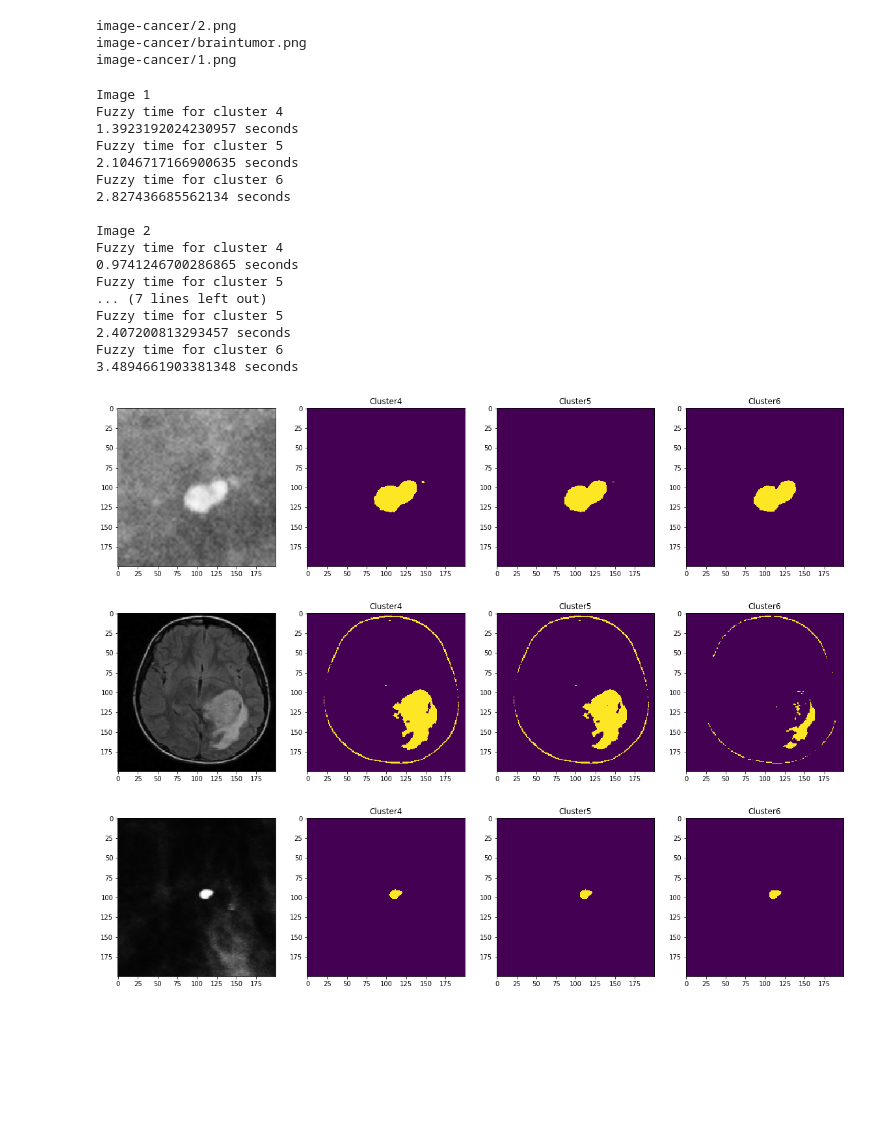
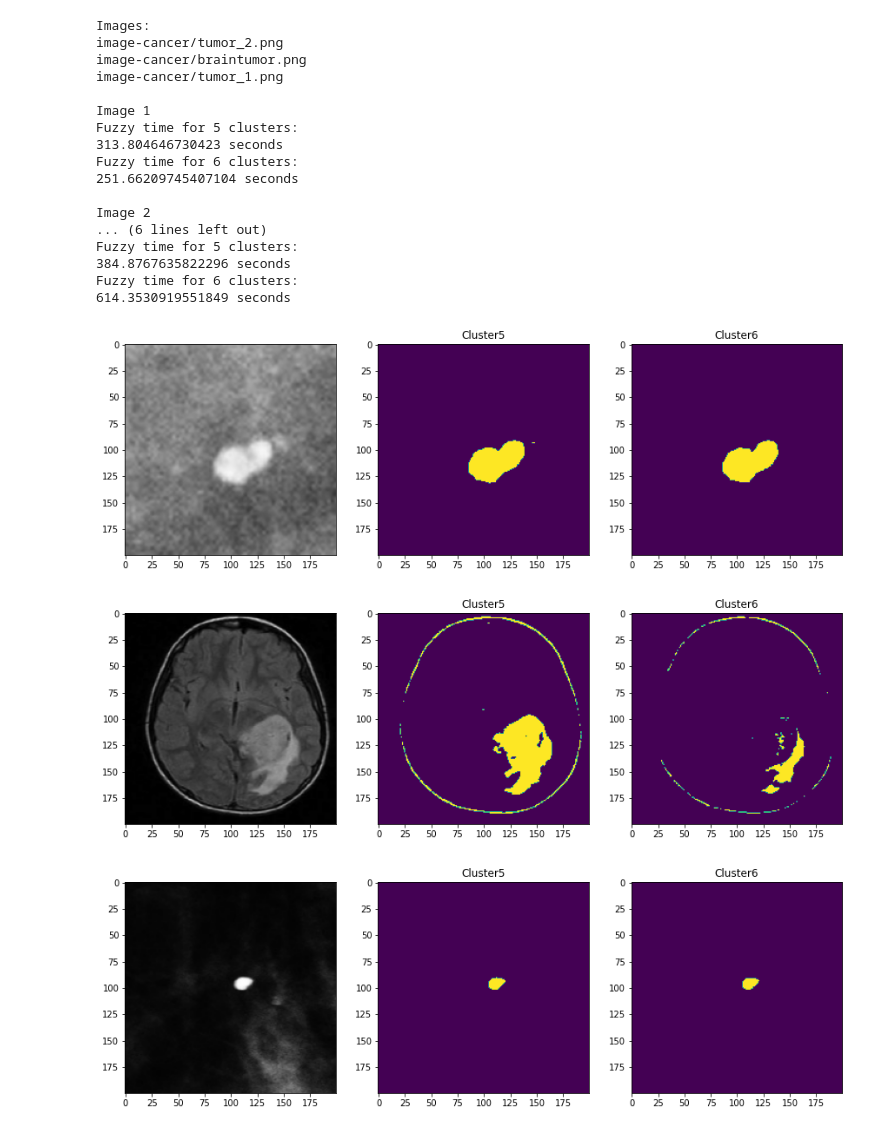
Before and after one commit to crnomarkovicm/Fuzzy-clustering, a Jupyter notebook: src/cancer_detection.ipynb, the cells around one changed output. Saved outputs shown, nothing was run; the diff lists cells and outputs as text; code cells hidden in the pictures; blank space fills up the shorter version.

```diff
--- a/src/cancer_detection.ipynb
+++ b/src/cancer_detection.ipynb
@@ -10,9 +11,11 @@ from time import time
 %matplotlib inline
 # %%
 def change_color_fuzzycmeans(cluster_membership, clusters):
+
     img = []
-    for pix in cluster_membership.T:
+    for pix in cluster_membership:
         img.append(clusters[np.argmax(pix)])
+
     return img
 
 def readimage():
@@ -27,11 +30,13 @@ def readimage():
         list_img.append(rgb_img)
 
     return list_img
-# %%
-list_img = readimage()
-
-n_data = len(list_img)
-# %% [output]
-image-cancer/2.png
-image-cancer/braintumor.png
-image-cancer/1.png
+# %%
+def euclidian_dist(x1, x2):
+    d = len(x1)
+
+    dist = 0
+
+    for i in range(d):
+        dist += pow((x1[i]-x2[i]),2)
+
+    return dist
@@ -38,66 +102,62 @@ image-cancer/1.png
 # %%
-clusters = [4,5,6]
+print("Images:")
+list_img = readimage()
+print()
+clusters = [5,6]
 
-# looping every images
 for index,rgb_img in enumerate(list_img):
+
     img = np.reshape(rgb_img, (200,200,3)).astype(np.uint8)
     shape = np.shape(img)
 
-
-    # initialize graph
     plt.figure(figsize=(20,20))
     plt.subplot(1,4,1)
     plt.imshow(img)
-    # looping every cluster
     print('Image '+str(index+1))
+
     for i,cluster in enumerate(clusters):
 
-        # Fuzzy C Means
         new_time = time()
 
-        # error = 0.005
-        # maximum iteration = 1000
-        # cluster = 2,3,6,8
+        u, cntr = fuzzy_c_means(rgb_img, 40000, cluster, 3, 2, 100)
 
-        cntr, u, u0, d, jm, p, fpc = fuzz.cluster.cmeans(
-        rgb_img.T, cluster, 2, error=0.005, maxiter=1000, init=None,seed=42)
+        print('Fuzzy time for',cluster, "clusters:")
+        print(time() - new_time,'seconds')
 
         new_img = change_color_fuzzycmeans(u,cntr)
 
         fuzzy_img = np.reshape(new_img,shape).astype(np.uint8)
 
         ret, seg_img = cv2.threshold(fuzzy_img,np.max(fuzzy_img)-1,255,cv2.THRESH_BINARY)
 
-        print('Fuzzy time for cluster',cluster)
-        print(time() - new_time,'seconds')
         seg_img_1d = seg_img[:,:,1]
 
         plt.subplot(1,4,i+2)
         plt.imshow(seg_img_1d)
         name = 'Cluster'+str(cluster)
         plt.title(name)
 
     name = 'segmented'+str(index)+'.png'
     plt.savefig(name)
     print()
 # %% [output]
+Images:
+image-cancer/tumor_2.png
+image-cancer/braintumor.png
+image-cancer/tumor_1.png
+
 Image 1
-Fuzzy time for cluster 4
-1.3923192024230957 seconds
-Fuzzy time for cluster 5
-2.1046717166900635 seconds
-Fuzzy time for cluster 6
-2.827436685562134 seconds
+Fuzzy time for 5 clusters:
+313.804646730423 seconds
+Fuzzy time for 6 clusters:
+251.66209745407104 seconds
 
 Image 2
-Fuzzy time for cluster 4
-0.9741246700286865 seconds
-Fuzzy time for cluster 5
-... (7 lines left out)
-Fuzzy time for cluster 5
-2.407200813293457 seconds
-Fuzzy time for cluster 6
-3.4894661903381348 seconds
+... (6 lines left out)
+Fuzzy time for 5 clusters:
+384.8767635822296 seconds
+Fuzzy time for 6 clusters:
+614.3530919551849 seconds
-[figure, old version]
+[figure, new version]
-[figure, old version]
+[figure, new version]
-[figure, old version]
+[figure, new version]
```
Also changed, not shown: parts of 3 cells of this notebook, 6 other files.
